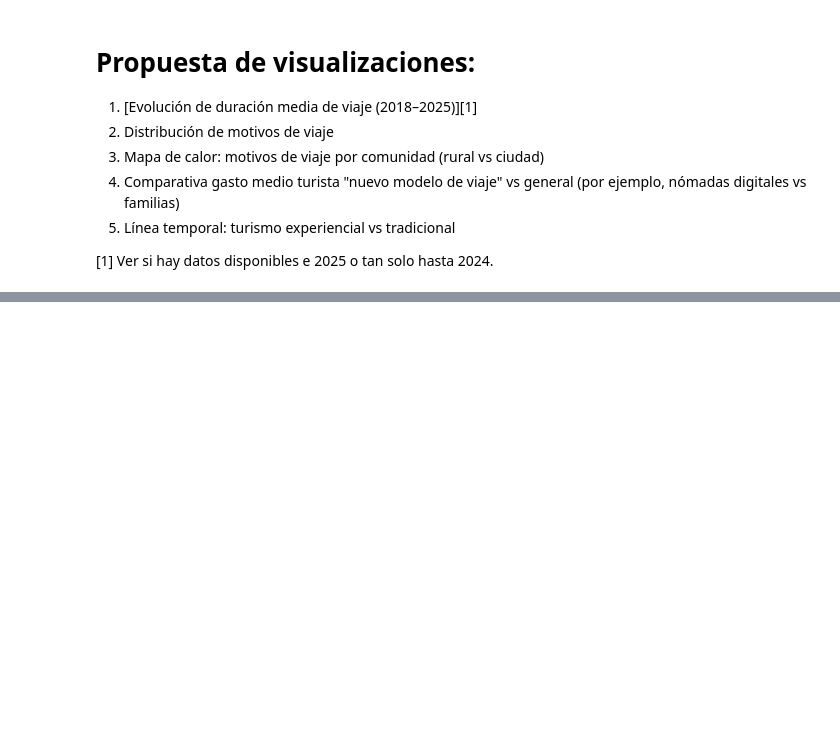
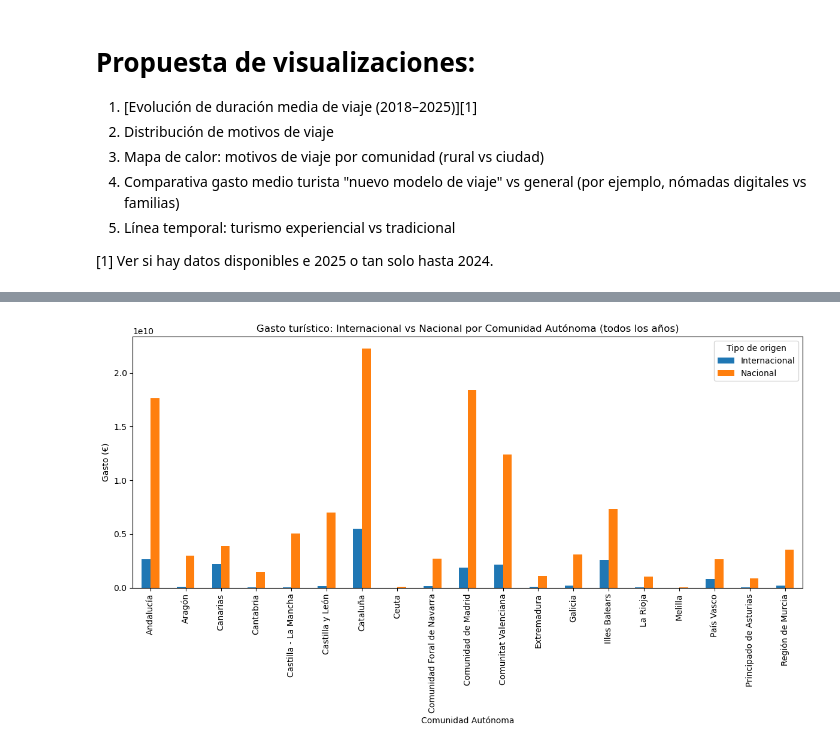
Before and after one commit to lorenabao/ETL_Turismo, a Jupyter notebook: 04_Visualization.ipynb, the cells around one changed output, grey strips where cells are left out. Cells and saved outputs as stored; diff of their text form; code cells hidden in the pictures; blank space fills up the shorter version.

```diff
--- a/04_Visualization.ipynb
+++ b/04_Visualization.ipynb
@@ -10,0 +54,15 @@
+# %%
+# Agrupamos gasto total por comunidad y tipo origen (Internacional/Nacional)
+
+df_gasto_agg = df_gasto_total.groupby(["CCAA_DESTINO", "TIPO_ORIGEN"])["GASTO"].sum().unstack().fillna(0)
+
+df_gasto_agg.plot(kind="bar", figsize=(12,7))
+
+plt.title("Gasto turístico: Internacional vs Nacional por Comunidad Autónoma (todos los años)")
+plt.ylabel("Gasto (€)")
+plt.xlabel("Comunidad Autónoma")
+plt.legend(title="Tipo de origen")
+plt.tight_layout()
+plt.show()
+# %% [output]
+[figure, added]
```
Also changed, not shown: parts of 4 cells of this notebook, 5 other files.
